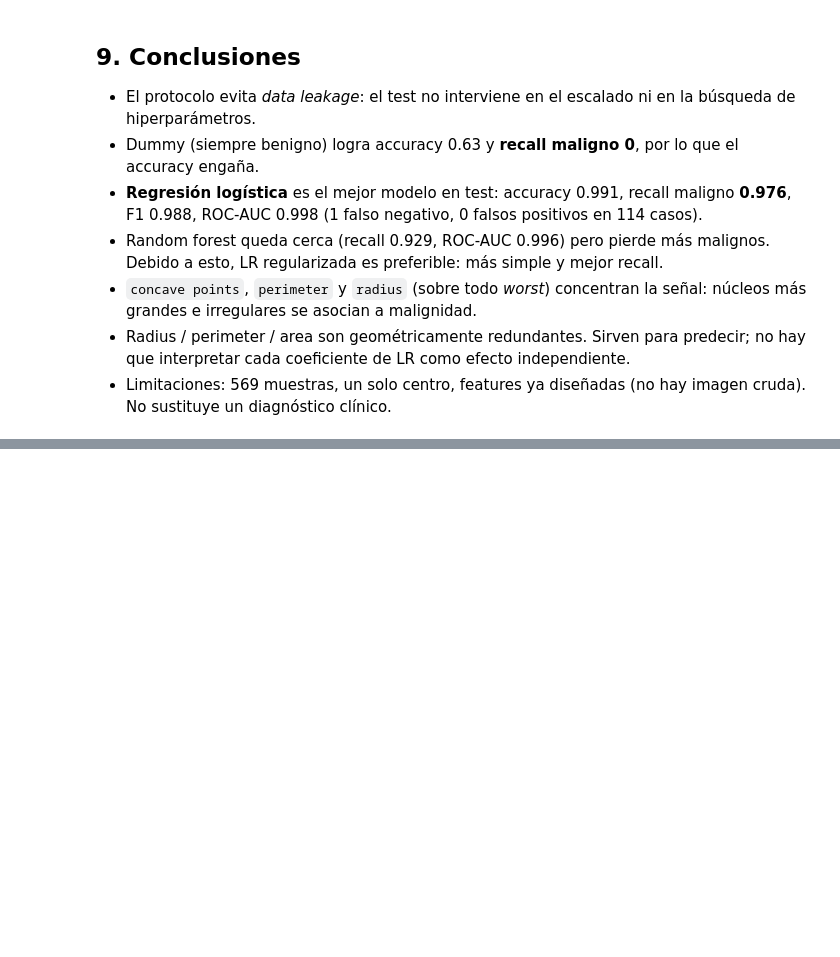
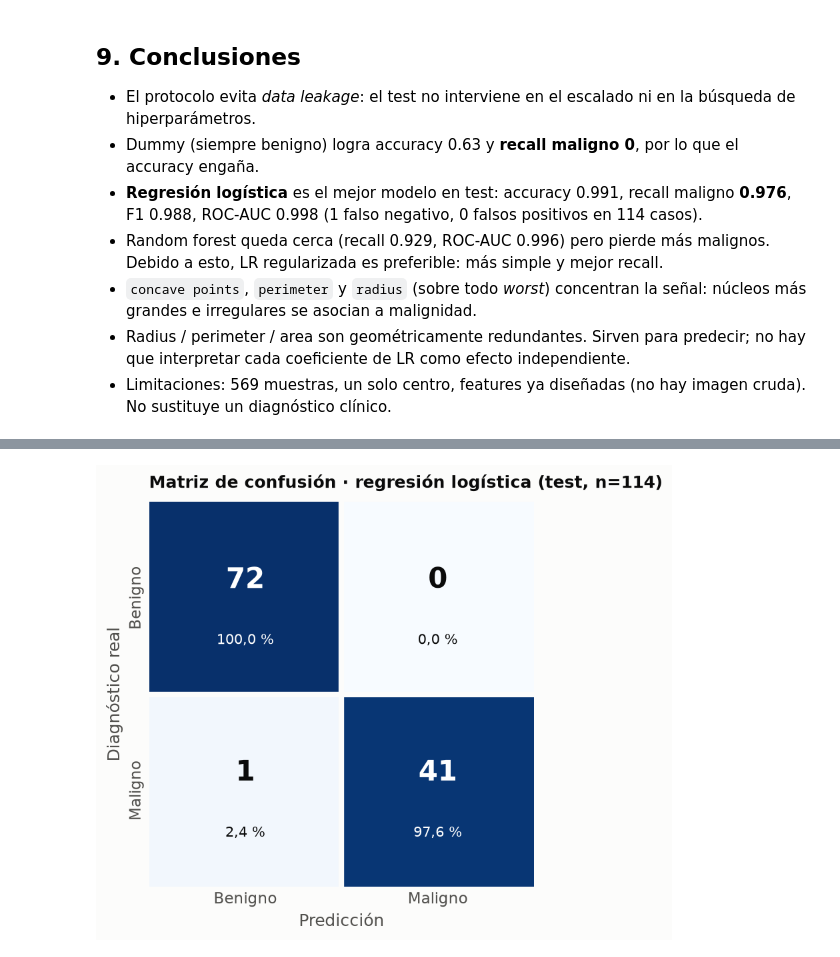
Before and after one commit to wawa1806/Ds-Project-breast-cancer-wisconsin, a Jupyter notebook: notebooks/clasificacion_cancer_mama.ipynb, the cells around one changed output, grey strips where cells are left out. Cells and saved outputs as stored; diff of their text form; code cells hidden in the pictures; blank space fills up the shorter version.

Commit message:
feat: Se agregaron visuales con los resultados del proyecto

```diff
--- a/notebooks/clasificacion_cancer_mama.ipynb
+++ b/notebooks/clasificacion_cancer_mama.ipynb
@@ -499,0 +611,9 @@ plt.show()
+# %%
+with plt.rc_context(ESTILO):
+    fig, ax = plt.subplots(figsize=(5, 5))
+    dibujar_matriz(ax, y_test, pred_lr)
+    ax.set_title(f"Matriz de confusión · regresión logística (test, n={len(y_test)})", fontsize=12)
+    fig.savefig(FIG_DIR / "matriz_confusion_lr.png", dpi=200, bbox_inches="tight")
+    plt.show()
+# %% [output]
+[figure, added]
```
Also changed, not shown: parts of 7 cells of this notebook, 6 other files.
